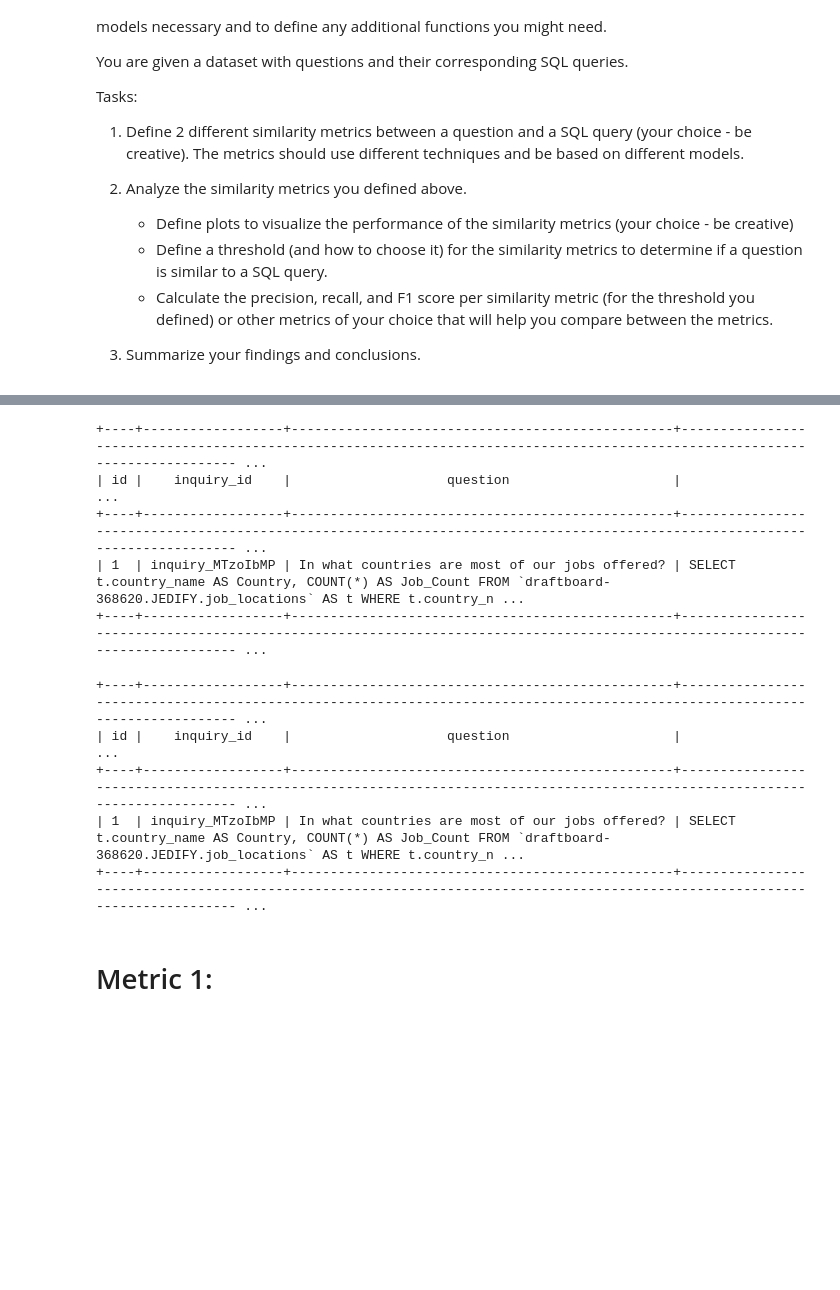
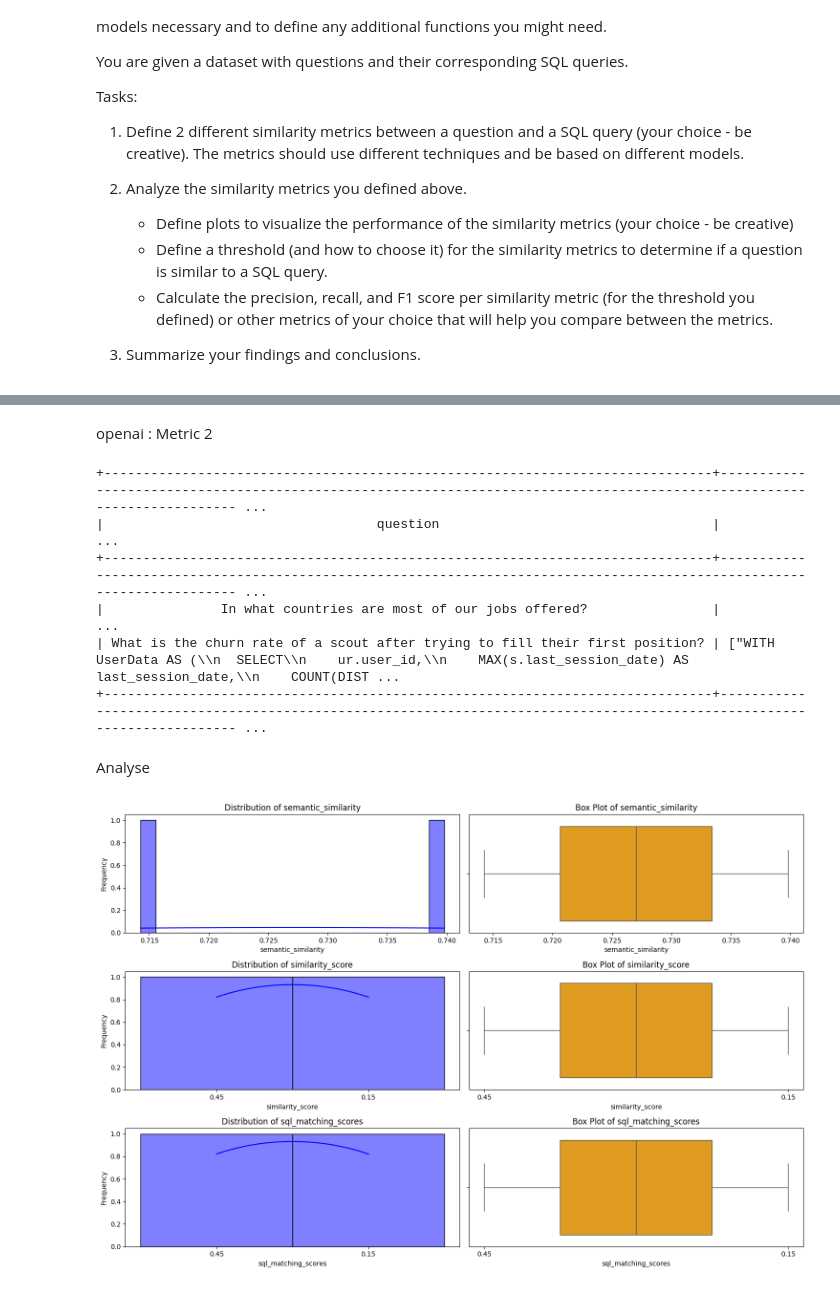
Before and after one commit to GayanSanjeewaGitHub/text-to-sql-work, a Jupyter notebook: text_to_sql_similarity.ipynb, the cells around one changed output, grey strips where cells are left out. Cells and saved outputs as stored; diff of their text form; code cells hidden in the pictures; blank space fills up the shorter version.

```diff
--- a/text_to_sql_similarity.ipynb
+++ b/text_to_sql_similarity.ipynb
@@ -110,3 +68,9 @@ metrics = [
 
 results = evaluate(dataset=dataset, metrics=metrics)
 df_eval = results.to_pandas()
+required_df = df_eval[["user_input", "retrieved_contexts", "semantic_similarity"]]
+required_df = required_df.rename(columns={
+    'user_input': 'question',
+    'retrieved_contexts': 'SQL'
+})
+print(tabulate(required_df, headers='keys', tablefmt='pretty', showindex=False))
@@ -118,18 +80,6 @@ df_eval
-# %%
-print(tabulate(df, headers='keys', tablefmt='pretty', showindex=False))
-# %% [output]
-+----+------------------+-------------------------------------------------+----------------------------------------------------------------------------------------------------------------------------- ...
-| id |    inquiry_id    |                    question                     |                                                                                                                              ...
-+----+------------------+-------------------------------------------------+----------------------------------------------------------------------------------------------------------------------------- ...
-| 1  | inquiry_MTzoIbMP | In what countries are most of our jobs offered? | SELECT t.country_name AS Country, COUNT(*) AS Job_Count FROM `draftboard-368620.JEDIFY.job_locations` AS t WHERE t.country_n ...
-+----+------------------+-------------------------------------------------+----------------------------------------------------------------------------------------------------------------------------- ...
+# %% [markdown]
+openai :  Metric 2
 # %%
-import pandas as pd
-import openai
-OPENAI_API_KEY=os.getenv("OPENAI_API_KEY")
-from openai import OpenAI
-
-openai.api_key =  OPENAI_API_KEY
 client = OpenAI()
 
 
@@ -170,8 +120,8 @@ similarity_scores = []
 sql_matching_scores = []
 
 
-for index, row in df.iterrows():
-    sql_query = row["sql"]
+for index, row in required_df.iterrows():
+    sql_query = row["SQL"]
     original_question = row["question"]
 
     # Get predicted question
@@ -184,18 +134,40 @@ for index, row in df.iterrows():
     similarity_scores.append(similarity_score)
 
 # Add results to DataFrame
-df["predicted_question"] = predicted_questions
-df["similarity_score"] = similarity_scores
-df["sql_matching_scores"] = similarity_scores
+required_df["predicted_question"] = predicted_questions
+required_df["similarity_score"] = similarity_scores
+required_df["sql_matching_scores"] = similarity_scores
 
 # Print the updated DataFrame
-print(tabulate(df, headers='keys', tablefmt='pretty', showindex=False))
+print(tabulate(required_df, headers='keys', tablefmt='pretty', showindex=False))
 # %% [output]
-+----+------------------+-------------------------------------------------+----------------------------------------------------------------------------------------------------------------------------- ...
-| id |    inquiry_id    |                    question                     |                                                                                                                              ...
-+----+------------------+-------------------------------------------------+----------------------------------------------------------------------------------------------------------------------------- ...
-| 1  | inquiry_MTzoIbMP | In what countries are most of our jobs offered? | SELECT t.country_name AS Country, COUNT(*) AS Job_Count FROM `draftboard-368620.JEDIFY.job_locations` AS t WHERE t.country_n ...
-+----+------------------+-------------------------------------------------+----------------------------------------------------------------------------------------------------------------------------- ...
++------------------------------------------------------------------------------+------------------------------------------------------------------------------------------------------------------------ ...
+|                                   question                                   |                                                                                                                         ...
++------------------------------------------------------------------------------+------------------------------------------------------------------------------------------------------------------------ ...
+|               In what countries are most of our jobs offered?                |                                                                                                                         ...
+| What is the churn rate of a scout after trying to fill their first position? | ["WITH UserData AS (\\n  SELECT\\n    ur.user_id,\\n    MAX(s.last_session_date) AS last_session_date,\\n    COUNT(DIST ...
++------------------------------------------------------------------------------+------------------------------------------------------------------------------------------------------------------------ ...
-# %% [markdown]
-# Metric 1:
+# %% [markdown]
+Analyse
+# %%
+
+columns_to_analyze = ["semantic_similarity", "similarity_score", "sql_matching_scores"]
+plt.figure(figsize=(15, 10))
+
+for i, column in enumerate(columns_to_analyze, 1):
+    plt.subplot(3, 2, i*2-1)
+    sns.histplot(required_df[column], bins=20, kde=True, color='blue')
+    plt.title(f'Distribution of {column}')
+    plt.xlabel(column)
+    plt.ylabel('Frequency')
+
+    plt.subplot(3, 2, i*2)
+    sns.boxplot(x=required_df[column], color='orange')
+    plt.title(f'Box Plot of {column}')
+    plt.xlabel(column)
+
+plt.tight_layout()
+plt.show()
+# %% [output]
+[figure, added]
 # %% [markdown]
```
Also changed, not shown: parts of 15 cells of this notebook, 1 other file.
